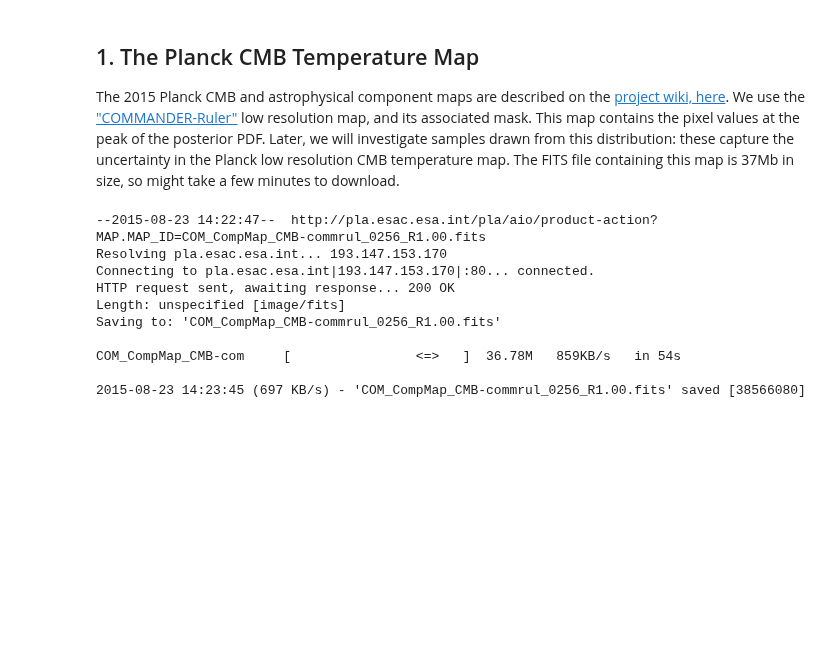
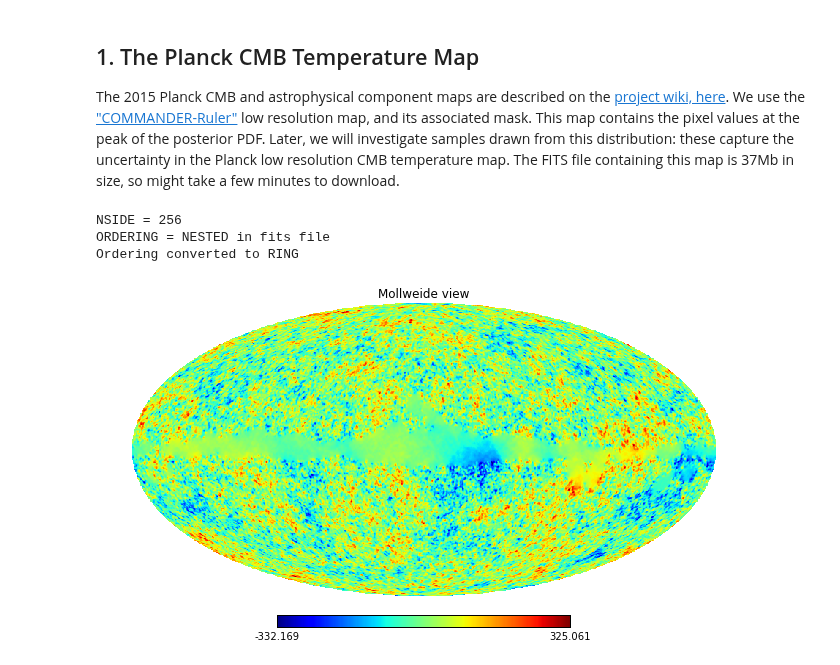
Before and after one commit to LaurencePeanuts/Music, a Jupyter notebook: Planck_Demo.ipynb, the cells around one changed output. Cells and saved outputs as stored; diff of their text form; code cells hidden in the pictures; blank space fills up the shorter version.

Commit message:
First CMB map plot, made to-do list.

```diff
--- a/Planck_Demo.ipynb
+++ b/Planck_Demo.ipynb
@@ -14,16 +15,15 @@ import healpy as hp
 The 2015 Planck CMB and astrophysical component maps are described on the [project wiki, here](http://wiki.cosmos.esa.int/planckpla/index.php/CMB_and_astrophysical_component_maps). We use the ["COMMANDER-Ruler"](http://wiki.cosmos.esa.int/planckpla/index.php/CMB_and_astrophysical_component_maps#COMMANDER-Ruler) low resolution map, and its associated mask. This map contains the pixel values at the peak of the posterior PDF. Later, we will investigate samples drawn from this distribution: these capture the uncertainty in the Planck low resolution CMB temperature map. The FITS file containing this map is 37Mb in size, so might take a few minutes to download.
 # %%
 Tmapfile = "COM_CompMap_CMB-commrul_0256_R1.00.fits"
-URL = "http://pla.esac.esa.int/pla/aio/product-action?MAP.MAP_ID="+Tmapfile
-!wget -O "$Tmapfile" "$URL"
+
+if not os.path.isfile(Tmapfile):
+    URL = "http://pla.esac.esa.int/pla/aio/product-action?MAP.MAP_ID="+Tmapfile
+    !wget -O "$Tmapfile" "$URL"
-# %% [output]
---2015-08-23 14:22:47--  http://pla.esac.esa.int/pla/aio/product-action?MAP.MAP_ID=COM_CompMap_CMB-commrul_0256_R1.00.fits
-Resolving pla.esac.esa.int... 193.147.153.170
-Connecting to pla.esac.esa.int|193.147.153.170|:80... connected.
-HTTP request sent, awaiting response... 200 OK
-Length: unspecified [image/fits]
-Saving to: 'COM_CompMap_CMB-commrul_0256_R1.00.fits'
-
-COM_CompMap_CMB-com     [                <=>   ]  36.78M   859KB/s   in 54s
-
-2015-08-23 14:23:45 (697 KB/s) - 'COM_CompMap_CMB-commrul_0256_R1.00.fits' saved [38566080]
+# %%
+Tmap = hp.read_map(Tmapfile)
+hp.mollview(Tmap)
+# %% [output]
+NSIDE = 256
+ORDERING = NESTED in fits file
+Ordering converted to RING
+[figure, added]
```
Also changed, not shown: parts of 2 cells of this notebook.
